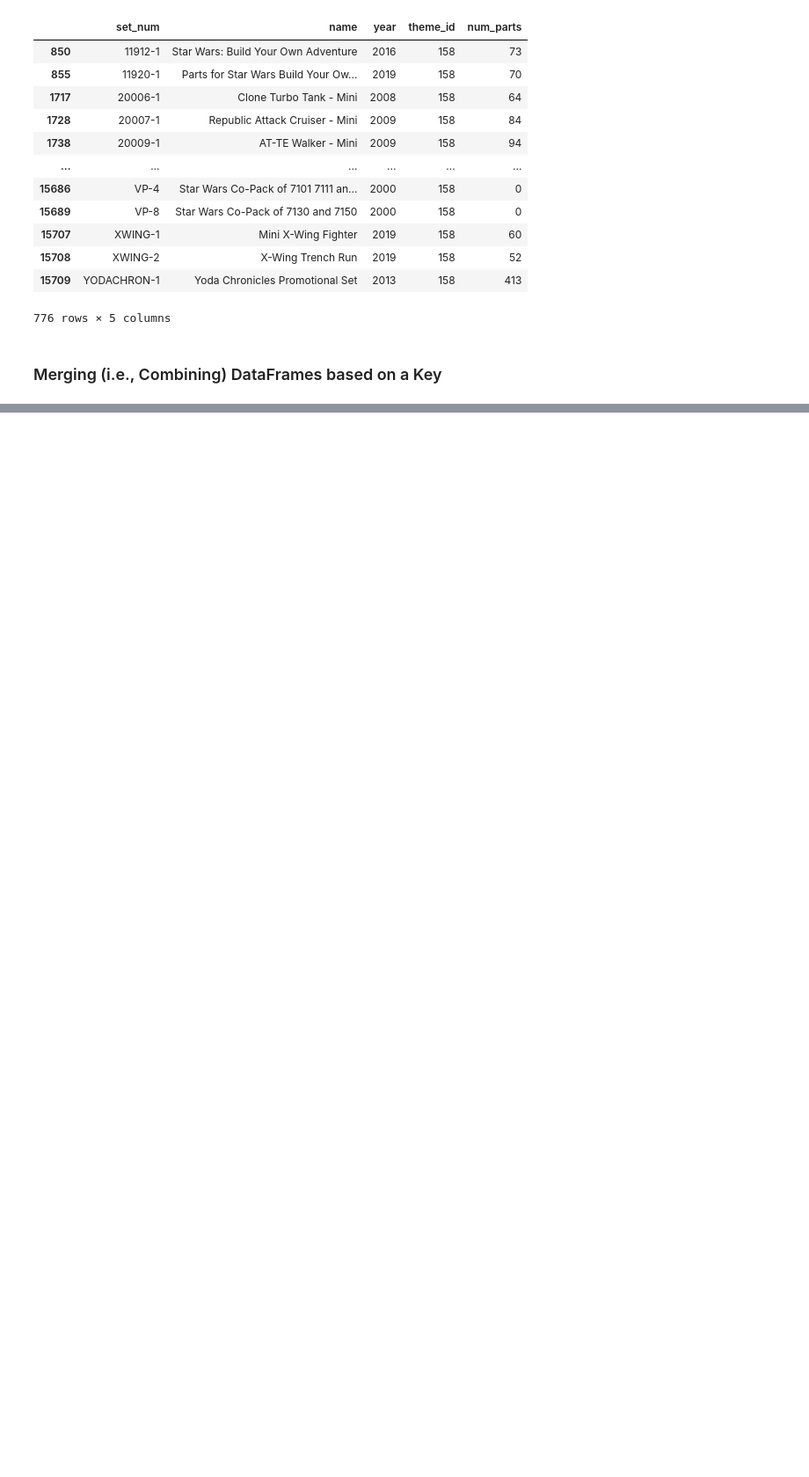
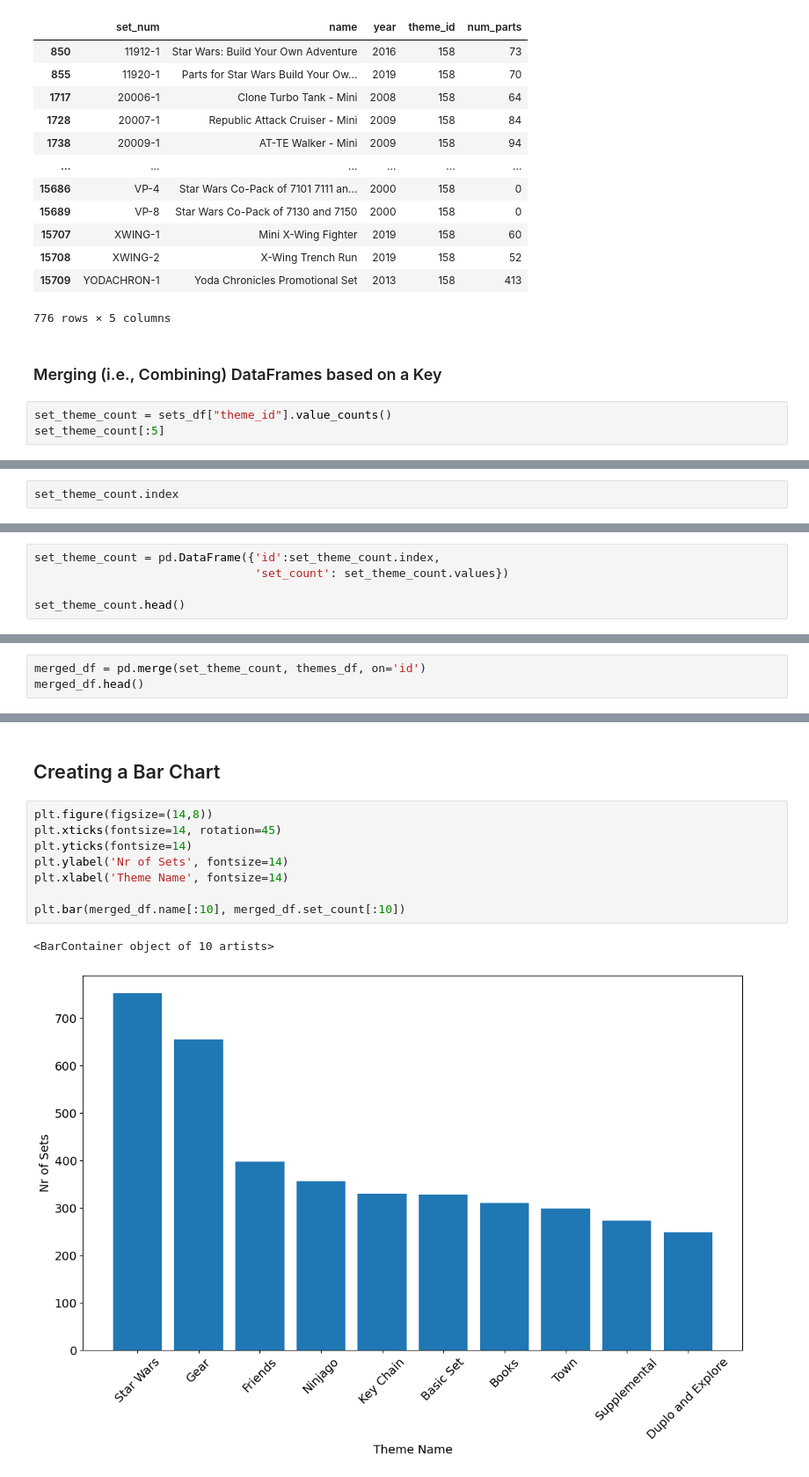
Before and after one commit to ImamSyabana/PythonDay16-100, a Jupyter notebook: Day 74/LEGO+Notebook+and+Data+(start)/Lego_Analysis_for_Course_(start).ipynb, the cells around one changed output, grey strips where cells are left out. Shown at 88% size. Saved outputs shown, nothing was run; the diff lists cells and outputs as text; blank space fills up the shorter version.

```diff
--- a/Day 74/LEGO+Notebook+and+Data+(start)/Lego_Analysis_for_Course_(start).ipynb
+++ b/Day 74/LEGO+Notebook+and+Data+(start)/Lego_Analysis_for_Course_(start).ipynb
@@ -432,3 +432,6 @@ filtered_sets
 776 rows × 5 columns
 # %% [markdown]
 ### Merging (i.e., Combining) DataFrames based on a Key
+# %%
+set_theme_count = sets_df["theme_id"].value_counts()
+set_theme_count[:5]
@@ -434,0 +446,2 @@ filtered_sets
+# %%
+set_theme_count.index
@@ -434,0 +450,5 @@ filtered_sets
+# %%
+set_theme_count = pd.DataFrame({'id':set_theme_count.index,
+                                'set_count': set_theme_count.values})
+
+set_theme_count.head()
@@ -434,0 +471,3 @@ filtered_sets
+# %%
+merged_df = pd.merge(set_theme_count, themes_df, on='id')
+merged_df.head()
@@ -434,0 +481,13 @@ filtered_sets
+# %% [markdown]
+## Creating a Bar Chart
+# %%
+plt.figure(figsize=(14,8))
+plt.xticks(fontsize=14, rotation=45)
+plt.yticks(fontsize=14)
+plt.ylabel('Nr of Sets', fontsize=14)
+plt.xlabel('Theme Name', fontsize=14)
+
+plt.bar(merged_df.name[:10], merged_df.set_count[:10])
+# %% [output]
+<BarContainer object of 10 artists>
+[figure, added]
```
Also changed, not shown: parts of 6 cells of this notebook, 9 other files.
